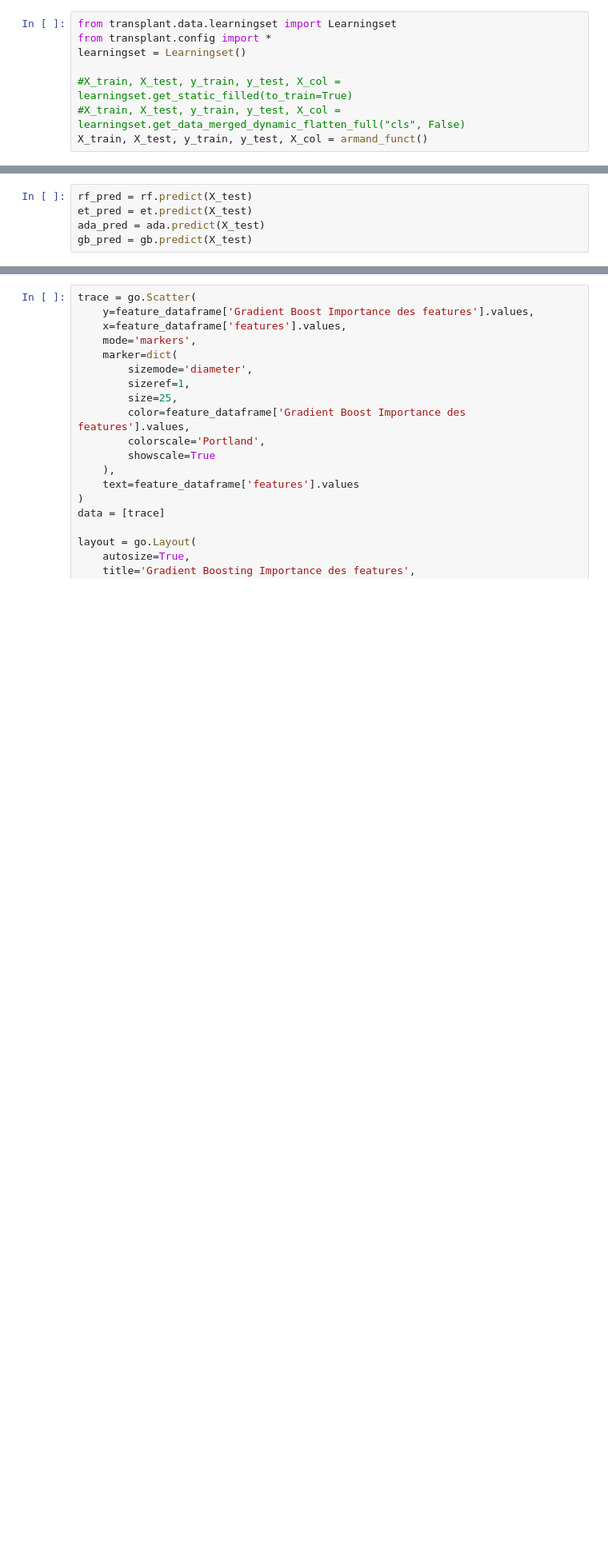
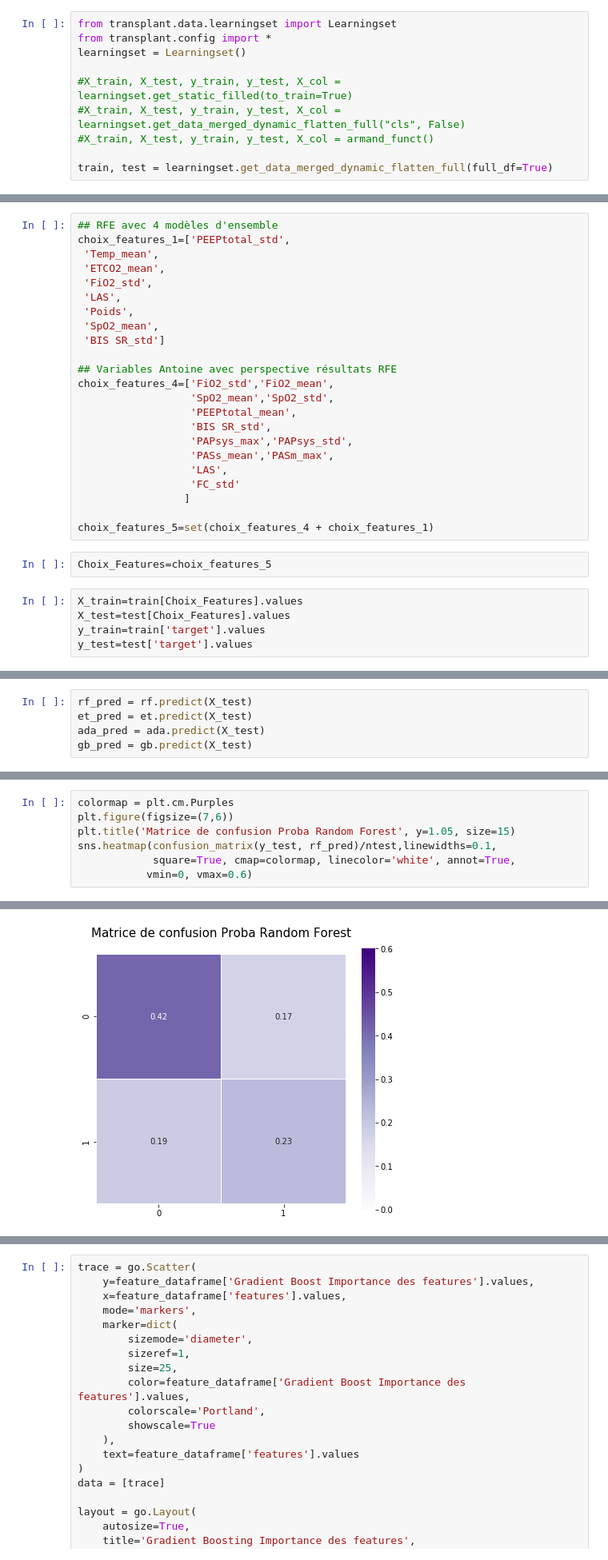
Before and after one commit to dataforgoodfr/batch_5_transplant, a Jupyter notebook: notebooks/Modeling - Comparing Machine Learning Methods .ipynb, the cells around one changed output, grey strips where cells are left out. Shown at 80% size. Drawn from its saved outputs; the diff is of its cells as text; blank space fills up the shorter version.

Commit message:
Modelling utilisation des features d'Antoine et RFE

```diff
--- a/notebooks/Modeling - Comparing Machine Learning Methods .ipynb
+++ b/notebooks/Modeling - Comparing Machine Learning Methods .ipynb
@@ -127,4 +125,6 @@ learningset = Learningset()
 
 #X_train, X_test, y_train, y_test, X_col = learningset.get_static_filled(to_train=True)
 #X_train, X_test, y_train, y_test, X_col = learningset.get_data_merged_dynamic_flatten_full("cls", False)
-X_train, X_test, y_train, y_test, X_col = armand_funct()
+#X_train, X_test, y_train, y_test, X_col = armand_funct()
+
+train, test = learningset.get_data_merged_dynamic_flatten_full(full_df=True)
@@ -130,0 +133,30 @@ X_train, X_test, y_train, y_test, X_col = armand_funct()
+# %%
+## RFE avec 4 modèles d'ensemble
+choix_features_1=['PEEPtotal_std',
+ 'Temp_mean',
+ 'ETCO2_mean',
+ 'FiO2_std',
+ 'LAS',
+ 'Poids',
+ 'SpO2_mean',
+ 'BIS SR_std']
+
+## Variables Antoine avec perspective résultats RFE
+choix_features_4=['FiO2_std','FiO2_mean',
+                  'SpO2_mean','SpO2_std',
+                  'PEEPtotal_mean',
+                  'BIS SR_std',
+                  'PAPsys_max','PAPsys_std',
+                  'PASs_mean','PASm_max',
+                  'LAS',
+                  'FC_std'
+                 ]
+
+choix_features_5=set(choix_features_4 + choix_features_1)
+# %%
+Choix_Features=choix_features_5
+# %%
+X_train=train[Choix_Features].values
+X_test=test[Choix_Features].values
+y_train=train['target'].values
+y_test=test['target'].values
@@ -328,0 +382,8 @@ avg / total       0.72      0.65      0.67       123
+# %%
+colormap = plt.cm.Purples
+plt.figure(figsize=(7,6))
+plt.title('Matrice de confusion Proba Random Forest', y=1.05, size=15)
+sns.heatmap(confusion_matrix(y_test, rf_pred)/ntest,linewidths=0.1,
+            square=True, cmap=colormap, linecolor='white', annot=True,
+           vmin=0, vmax=0.6)
+# %% [output]
@@ -328,0 +391 @@ avg / total       0.72      0.65      0.67       123
+[figure, added]
```
Also changed, not shown: parts of 45 cells of this notebook, 2 other files.
